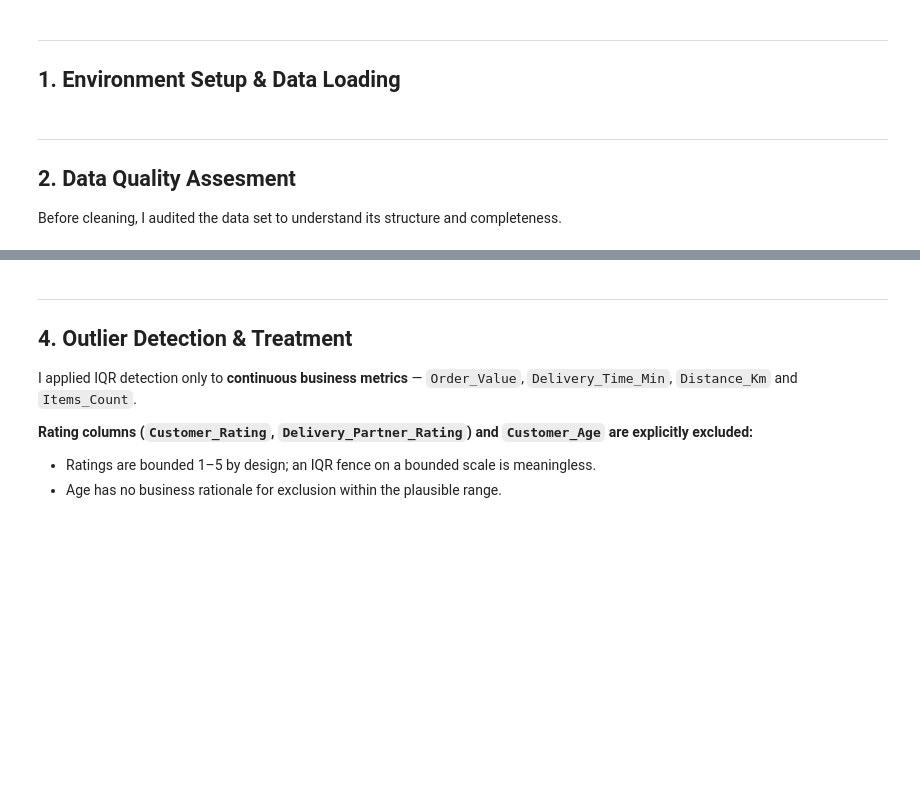
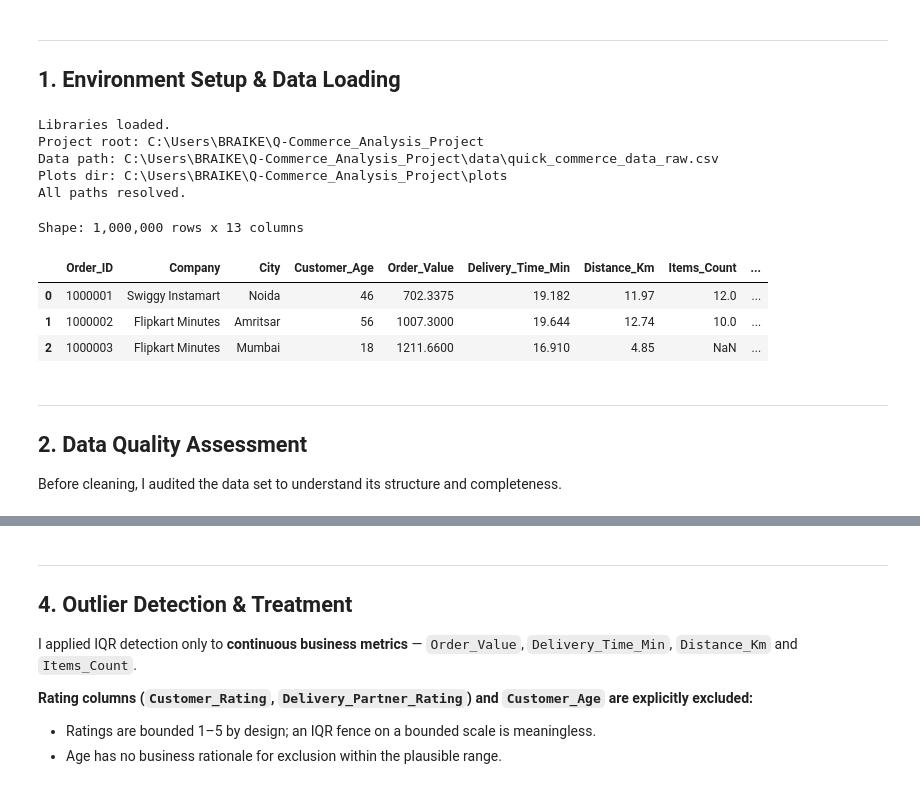
Before and after one commit to IntentionedReflex35/qcommerce-platform-analysis, a Jupyter notebook: notebooks/Analysis_Report.ipynb, the cells around one changed output, grey strips where cells are left out. Cells and saved outputs as stored; diff of their text form; code cells hidden in the pictures; blank space fills up the shorter version.

```diff
--- a/notebooks/Analysis_Report.ipynb
+++ b/notebooks/Analysis_Report.ipynb
@@ -56,12 +56,14 @@ import plotly.express as px
 from scipy import stats
 from scipy.stats import mannwhitneyu
 from sklearn.preprocessing import MinMaxScaler
-import math
 import warnings
+import sys
 from pathlib import Path
 
+sys.path.insert(0, str(Path.cwd().parent/'src'))
+from config import DATA_RAW, DATA_CLEAN, DATA_OUTLIERS, PLOTS_DIR
+
 warnings.filterwarnings('ignore')
-%matplotlib inline
 
 # ───Global Plot Style ──────────────────────────────────────────────────────────
 sns.set_theme(style = 'whitegrid', palette = 'bright', font_scale=1.05)
@@ -71,17 +73,31 @@ plt.rcParams['figure.dpi'] = 110
 rupee_fmt = ticker.FuncFormatter(lambda x, _: f'₹{int(x):,}')
 
 print('Libraries loaded.')
+print(f'Project root: {PLOTS_DIR.parent}')
+print(f'Data path: {DATA_RAW}')
+print(f'Plots dir: {PLOTS_DIR}')
+assert DATA_RAW.exists(), f'Raw data not found at: {DATA_RAW}'
+print('All paths resolved.')
+# %% [output]
+Libraries loaded.
+Project root: C:\Users\BRAIKE\Q-Commerce_Analysis_Project
+Data path: C:\Users\BRAIKE\Q-Commerce_Analysis_Project\data\quick_commerce_data_raw.csv
+Plots dir: C:\Users\BRAIKE\Q-Commerce_Analysis_Project\plots
+All paths resolved.
 # %%
 #  ── Load Raw Data ─────────────────────────────────────────────────────────────
-base_path = Path.cwd()
-DATA_PATH = base_path.parent/'data'/'quick_commerce_data_raw.csv'
-
-df_raw = pd.read_csv(DATA_PATH)
+df_raw = pd.read_csv(DATA_RAW)
 print(f'Shape: {df_raw.shape[0]:,} rows x {df_raw.shape[1]} columns')
 df_raw.head(3)
+# %% [output]
+Shape: 1,000,000 rows x 13 columns
+|  | Order_ID | Company | City | Customer_Age | Order_Value | Delivery_Time_Min | Distance_Km | Items_Count | ... |
+| 0 | 1000001 | Swiggy Instamart | Noida | 46 | 702.3375 | 19.182 | 11.97 | 12.0 | ... |
+| 1 | 1000002 | Flipkart Minutes | Amritsar | 56 | 1007.3000 | 19.644 | 12.74 | 10.0 | ... |
+| 2 | 1000003 | Flipkart Minutes | Mumbai | 18 | 1211.6600 | 16.910 | 4.85 | NaN | ... |
 # %% [markdown]
 ---
-## 2. Data Quality Assesment
+## 2. Data Quality Assessment
 Before cleaning, I audited the data set to understand its structure and completeness.
 # %%
 # Schema and Data types
```
Also changed, not shown: parts of 37 cells of this notebook, 4 other files.
